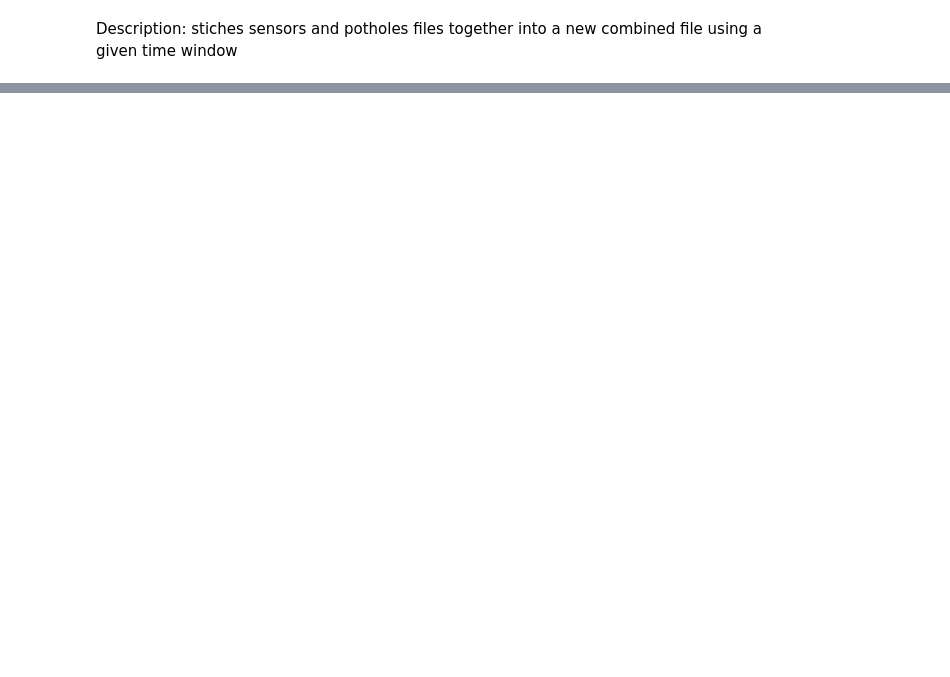
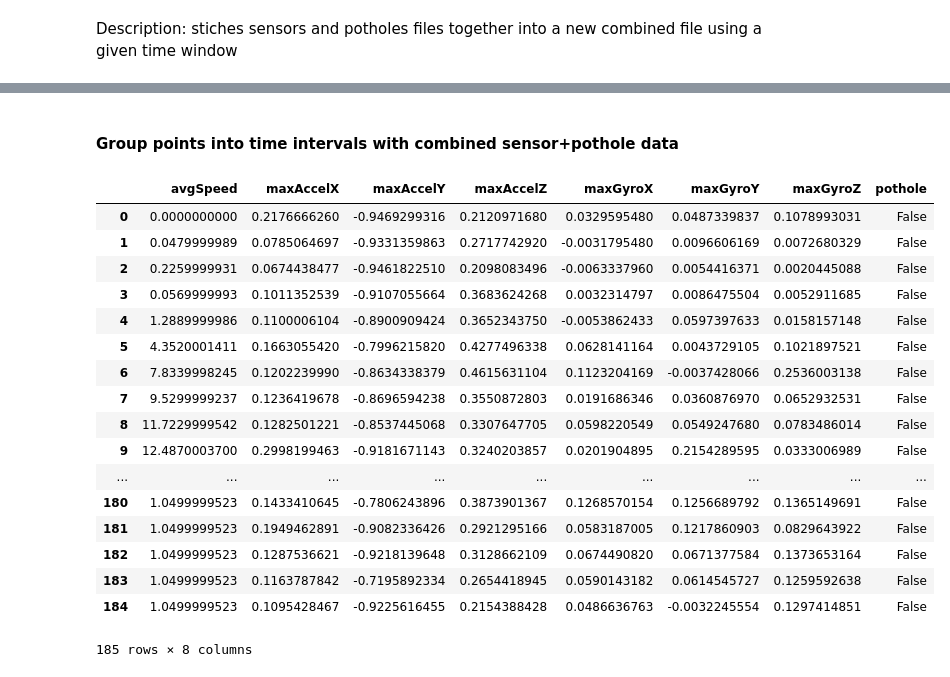
Before and after one commit to shouvikmani/Intelligent-Pothole-Detection, a Jupyter notebook: data_processing.ipynb, the cells around one changed output, grey strips where cells are left out. Saved outputs shown, nothing was run; the diff lists cells and outputs as text; code cells hidden in the pictures; blank space fills up the shorter version.

Commit message:
Group data into time intervals

```diff
--- a/data_processing.ipynb
+++ b/data_processing.ipynb
@@ -43,3 +31,58 @@ potholesDF
+# %% [markdown]
+#### Group points into time intervals with combined sensor+pothole data
+# %%
+# Time window (2 seconds) in number of points
+# 5 points = 1 second
+window = 10
+
+intervalsDF = pd.DataFrame(columns=['avgSpeed', 'maxAccelX', 'maxAccelY',
+                                    'maxAccelZ', 'maxGyroX', 'maxGyroY',
+                                    'maxGyroZ', 'pothole'])
+
+for i in xrange(0, len(sensorsDF), window):
+    intervalIndex = len(intervalsDF)
+    interval = sensorsDF[i:i+10]
+    intervalStart = list(interval['timestamp'])[0]
+    intervalEnd = list(interval['timestamp'])[-1]
+    avgSpeed = interval['speed'].mean()
+    maxAccelX = interval['accelerometerX'].max()
+    maxAccelY = interval['accelerometerY'].max()
+    maxAccelZ = interval['accelerometerZ'].max()
+    maxGyroX = interval['gyroX'].max()
+    maxGyroY = interval['gyroY'].max()
+    maxGyroZ = interval['gyroZ'].max()
+    pothole = intervalHasPothole(intervalStart, intervalEnd, potholesDF)
+    intervalSummary = [avgSpeed, maxAccelX, maxAccelY, maxAccelZ,
+                       maxGyroX, maxGyroY, maxGyroZ, pothole]
+    intervalsDF.loc[intervalIndex] = intervalSummary
+
+def intervalHasPothole(intervalStart, intervalEnd, potholesDF):
+    potholeTimestamps = potholesDF['timestamp']
+    for index, potholeTime in potholeTimestamps.iteritems():
+        if intervalStart <= potholeTime and potholeTime <= intervalEnd:
+            return True
+    return False
+
+intervalsDF
+# %% [output]
+|  | avgSpeed | maxAccelX | maxAccelY | maxAccelZ | maxGyroX | maxGyroY | maxGyroZ | pothole |
+| 0 | 0.0000000000 | 0.2176666260 | -0.9469299316 | 0.2120971680 | 0.0329595480 | 0.0487339837 | 0.1078993031 | False |
+| 1 | 0.0479999989 | 0.0785064697 | -0.9331359863 | 0.2717742920 | -0.0031795480 | 0.0096606169 | 0.0072680329 | False |
+| 2 | 0.2259999931 | 0.0674438477 | -0.9461822510 | 0.2098083496 | -0.0063337960 | 0.0054416371 | 0.0020445088 | False |
+| 3 | 0.0569999993 | 0.1011352539 | -0.9107055664 | 0.3683624268 | 0.0032314797 | 0.0086475504 | 0.0052911685 | False |
+| 4 | 1.2889999986 | 0.1100006104 | -0.8900909424 | 0.3652343750 | -0.0053862433 | 0.0597397633 | 0.0158157148 | False |
+| 5 | 4.3520001411 | 0.1663055420 | -0.7996215820 | 0.4277496338 | 0.0628141164 | 0.0043729105 | 0.1021897521 | False |
+| 6 | 7.8339998245 | 0.1202239990 | -0.8634338379 | 0.4615631104 | 0.1123204169 | -0.0037428066 | 0.2536003138 | False |
+| 7 | 9.5299999237 | 0.1236419678 | -0.8696594238 | 0.3550872803 | 0.0191686346 | 0.0360876970 | 0.0652932531 | False |
+| 8 | 11.7229999542 | 0.1282501221 | -0.8537445068 | 0.3307647705 | 0.0598220549 | 0.0549247680 | 0.0783486014 | False |
+| 9 | 12.4870003700 | 0.2998199463 | -0.9181671143 | 0.3240203857 | 0.0201904895 | 0.2154289595 | 0.0333006989 | False |
+| ... | ... | ... | ... | ... | ... | ... | ... | ... |
+| 180 | 1.0499999523 | 0.1433410645 | -0.7806243896 | 0.3873901367 | 0.1268570154 | 0.1256689792 | 0.1365149691 | False |
+| 181 | 1.0499999523 | 0.1949462891 | -0.9082336426 | 0.2921295166 | 0.0583187005 | 0.1217860903 | 0.0829643922 | False |
+| 182 | 1.0499999523 | 0.1287536621 | -0.9218139648 | 0.3128662109 | 0.0674490820 | 0.0671377584 | 0.1373653164 | False |
+| 183 | 1.0499999523 | 0.1163787842 | -0.7195892334 | 0.2654418945 | 0.0590143182 | 0.0614545727 | 0.1259592638 | False |
+| 184 | 1.0499999523 | 0.1095428467 | -0.9225616455 | 0.2154388428 | 0.0486636763 | -0.0032245554 | 0.1297414851 | False |
+185 rows × 8 columns
 # %%
 potholeLabels = []   #indicator for pothole at each timestamp
 sensorIndex = 0
```
Also changed, not shown: parts of 2 cells of this notebook.
